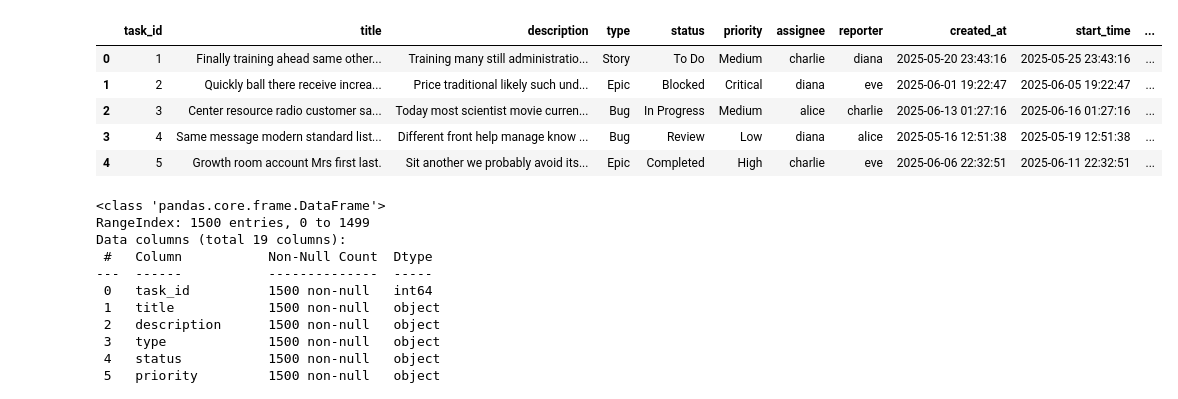
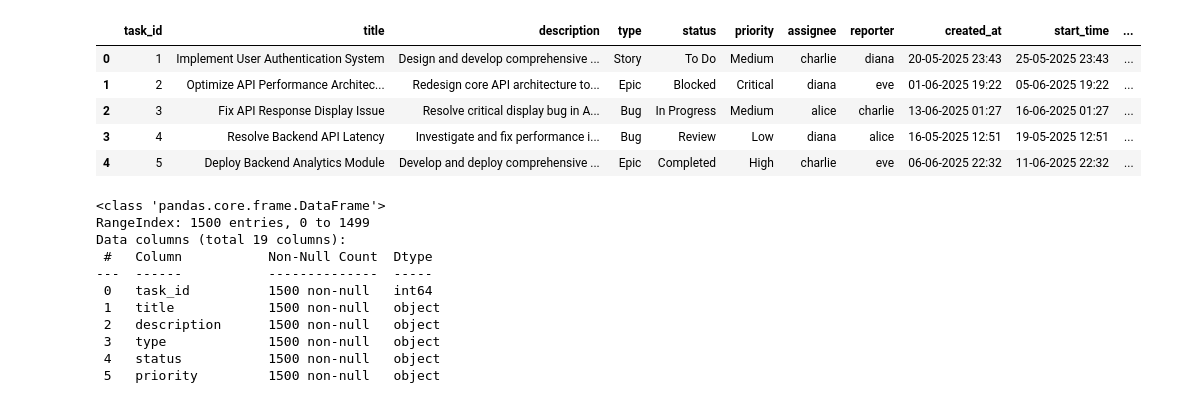
Before and after one commit to svkadhikary/task_management_system, a Jupyter notebook: EDA.ipynb, the cells around one changed output. Saved outputs shown, nothing was run; the diff lists cells and outputs as text; code cells hidden in the pictures.

```diff
--- a/EDA.ipynb
+++ b/EDA.ipynb
@@ -5,15 +5,15 @@ import matplotlib.pyplot as plt
 import seaborn as sns
 sns.set_theme(palette='dark')
 # %%
-df = pd.read_csv("task_logs/synthetic_task_dataset.csv")
+df = pd.read_csv("task_logs/synthetic_task_dataset_trans.csv")
 df.head()
 # %% [output]
 |  | task_id | title | description | type | status | priority | assignee | reporter | created_at | start_time | ... |
-| 0 | 1 | Finally training ahead same other... | Training many still administratio... | Story | To Do | Medium | charlie | diana | 2025-05-20 23:43:16 | 2025-05-25 23:43:16 | ... |
-| 1 | 2 | Quickly ball there receive increa... | Price traditional likely such und... | Epic | Blocked | Critical | diana | eve | 2025-06-01 19:22:47 | 2025-06-05 19:22:47 | ... |
-| 2 | 3 | Center resource radio customer sa... | Today most scientist movie curren... | Bug | In Progress | Medium | alice | charlie | 2025-06-13 01:27:16 | 2025-06-16 01:27:16 | ... |
-| 3 | 4 | Same message modern standard list... | Different front help manage know ... | Bug | Review | Low | diana | alice | 2025-05-16 12:51:38 | 2025-05-19 12:51:38 | ... |
-| 4 | 5 | Growth room account Mrs first last. | Sit another we probably avoid its... | Epic | Completed | High | charlie | eve | 2025-06-06 22:32:51 | 2025-06-11 22:32:51 | ... |
+| 0 | 1 | Implement User Authentication System | Design and develop comprehensive ... | Story | To Do | Medium | charlie | diana | 20-05-2025 23:43 | 25-05-2025 23:43 | ... |
+| 1 | 2 | Optimize API Performance Architec... | Redesign core API architecture to... | Epic | Blocked | Critical | diana | eve | 01-06-2025 19:22 | 05-06-2025 19:22 | ... |
+| 2 | 3 | Fix API Response Display Issue | Resolve critical display bug in A... | Bug | In Progress | Medium | alice | charlie | 13-06-2025 01:27 | 16-06-2025 01:27 | ... |
+| 3 | 4 | Resolve Backend API Latency | Investigate and fix performance i... | Bug | Review | Low | diana | alice | 16-05-2025 12:51 | 19-05-2025 12:51 | ... |
+| 4 | 5 | Deploy Backend Analytics Module | Develop and deploy comprehensive ... | Epic | Completed | High | charlie | eve | 06-06-2025 22:32 | 11-06-2025 22:32 | ... |
 # %%
 df.info()
 # %% [output]
```
Also changed, not shown: parts of 1 cell of this notebook, 17 other files.
